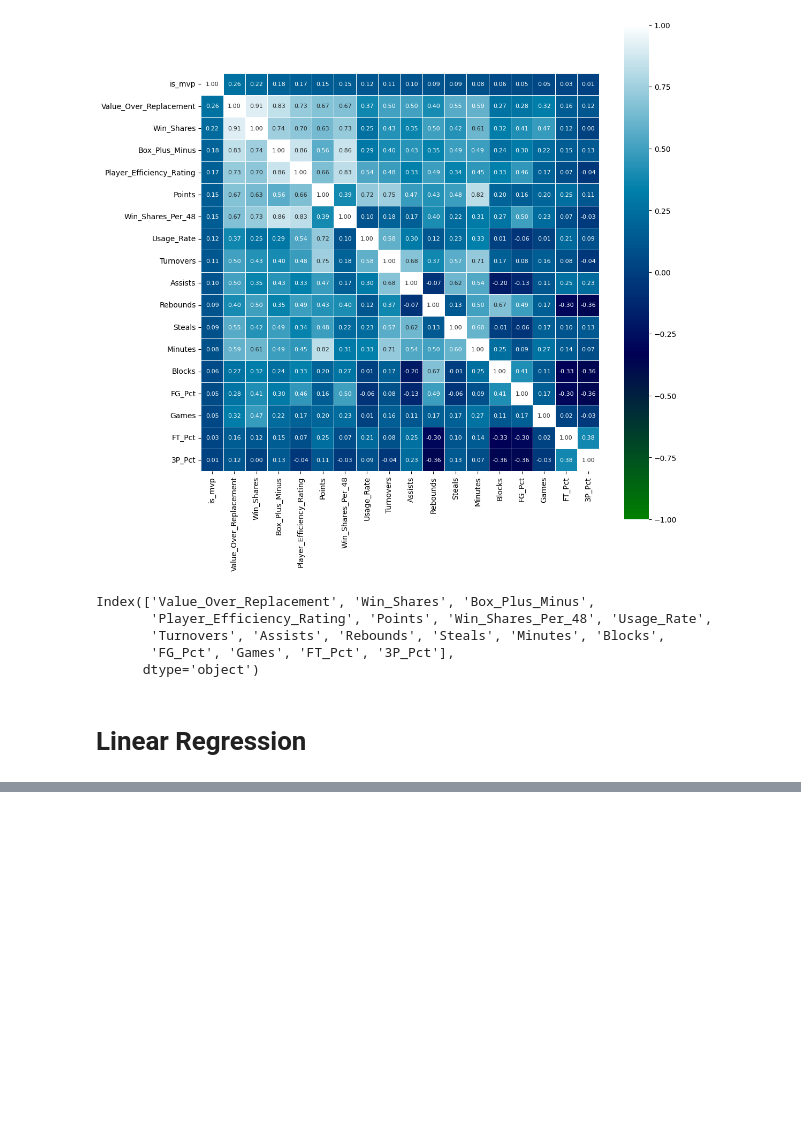
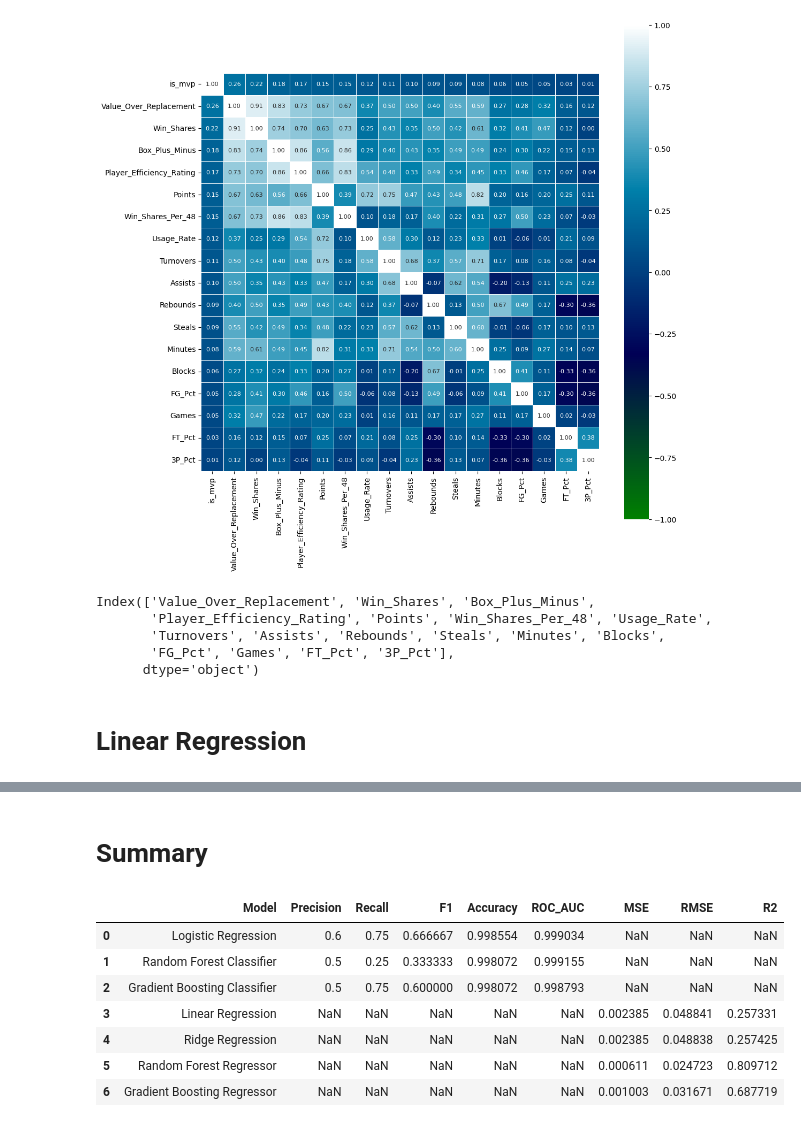
Before and after one commit to Varks-creator/Intro-To-AI-Final, a Jupyter notebook: nba_mvp_scraper.ipynb, the cells around one changed output, grey strips where cells are left out. Saved outputs shown, nothing was run; the diff lists cells and outputs as text; code cells hidden in the pictures; blank space fills up the shorter version.

Commit message:
analyzed diff models for mvp and mvp vote share

```diff
--- a/nba_mvp_scraper.ipynb
+++ b/nba_mvp_scraper.ipynb
@@ -486,0 +902,69 @@ Index(['Value_Over_Replacement', 'Win_Shares', 'Box_Plus_Minus',
+# %% [markdown]
+# Summary
+# %%
+import pandas as pd
+import numpy as np
+from sklearn.metrics import (
+    precision_score, recall_score, f1_score, accuracy_score, roc_auc_score,
+    mean_squared_error, r2_score
+)
+
+# 1) List your models
+models = [
+    ('Logistic Regression',           log_model, 'clf'),
+    ('Random Forest Classifier',      rf_clf,    'clf'),
+    ('Gradient Boosting Classifier',  gb_clf,    'clf'),
+    ('Linear Regression',             lin_model, 'reg'),
+    ('Ridge Regression',              ridge,     'reg'),
+    ('Random Forest Regressor',       rf_reg,    'reg'),
+    ('Gradient Boosting Regressor',   gb_reg,    'reg'),
+]
+
+# 2) Compute metrics
+rows = []
+for name, model, mtype in models:
+    r = {'Model': name}
+    if mtype == 'clf':
+        y_pred = model.predict(X_test)
+        y_proba = model.predict_proba(X_test)[:,1]
+        r.update({
+            'Precision': precision_score(y_test_mvp, y_pred, zero_division=0),
+            'Recall':    recall_score(   y_test_mvp, y_pred, zero_division=0),
+            'F1':        f1_score(       y_test_mvp, y_pred, zero_division=0),
+            'Accuracy':  accuracy_score( y_test_mvp, y_pred),
+            'ROC_AUC':   roc_auc_score(  y_test_mvp, y_proba),
+            'MSE':       np.nan,
+            'RMSE':      np.nan,
+            'R2':        np.nan,
+        })
+    else:
+        y_pred = model.predict(X_test)
+        mse  = mean_squared_error(y_test_share, y_pred)
+        r.update({
+            'Precision': np.nan,
+            'Recall':    np.nan,
+            'F1':        np.nan,
+            'Accuracy':  np.nan,
+            'ROC_AUC':   np.nan,
+            'MSE':       mse,
+            'RMSE':      np.sqrt(mse),
+            'R2':        r2_score(y_test_share, y_pred),
+        })
+    rows.append(r)
+
+# 3) Build and display DataFrame
+df_summary = pd.DataFrame(rows)
+# order columns
+df_summary = df_summary[[
+    'Model','Precision','Recall','F1','Accuracy','ROC_AUC','MSE','RMSE','R2'
+]]
+display(df_summary)
+# %% [output]
+|  | Model | Precision | Recall | F1 | Accuracy | ROC_AUC | MSE | RMSE | R2 |
+| 0 | Logistic Regression | 0.6 | 0.75 | 0.666667 | 0.998554 | 0.999034 | NaN | NaN | NaN |
+| 1 | Random Forest Classifier | 0.5 | 0.25 | 0.333333 | 0.998072 | 0.999155 | NaN | NaN | NaN |
+| 2 | Gradient Boosting Classifier | 0.5 | 0.75 | 0.600000 | 0.998072 | 0.998793 | NaN | NaN | NaN |
+| 3 | Linear Regression | NaN | NaN | NaN | NaN | NaN | 0.002385 | 0.048841 | 0.257331 |
+| 4 | Ridge Regression | NaN | NaN | NaN | NaN | NaN | 0.002385 | 0.048838 | 0.257425 |
+| 5 | Random Forest Regressor | NaN | NaN | NaN | NaN | NaN | 0.000611 | 0.024723 | 0.809712 |
+| 6 | Gradient Boosting Regressor | NaN | NaN | NaN | NaN | NaN | 0.001003 | 0.031671 | 0.687719 |
```
Also changed, not shown: parts of 14 cells of this notebook.
